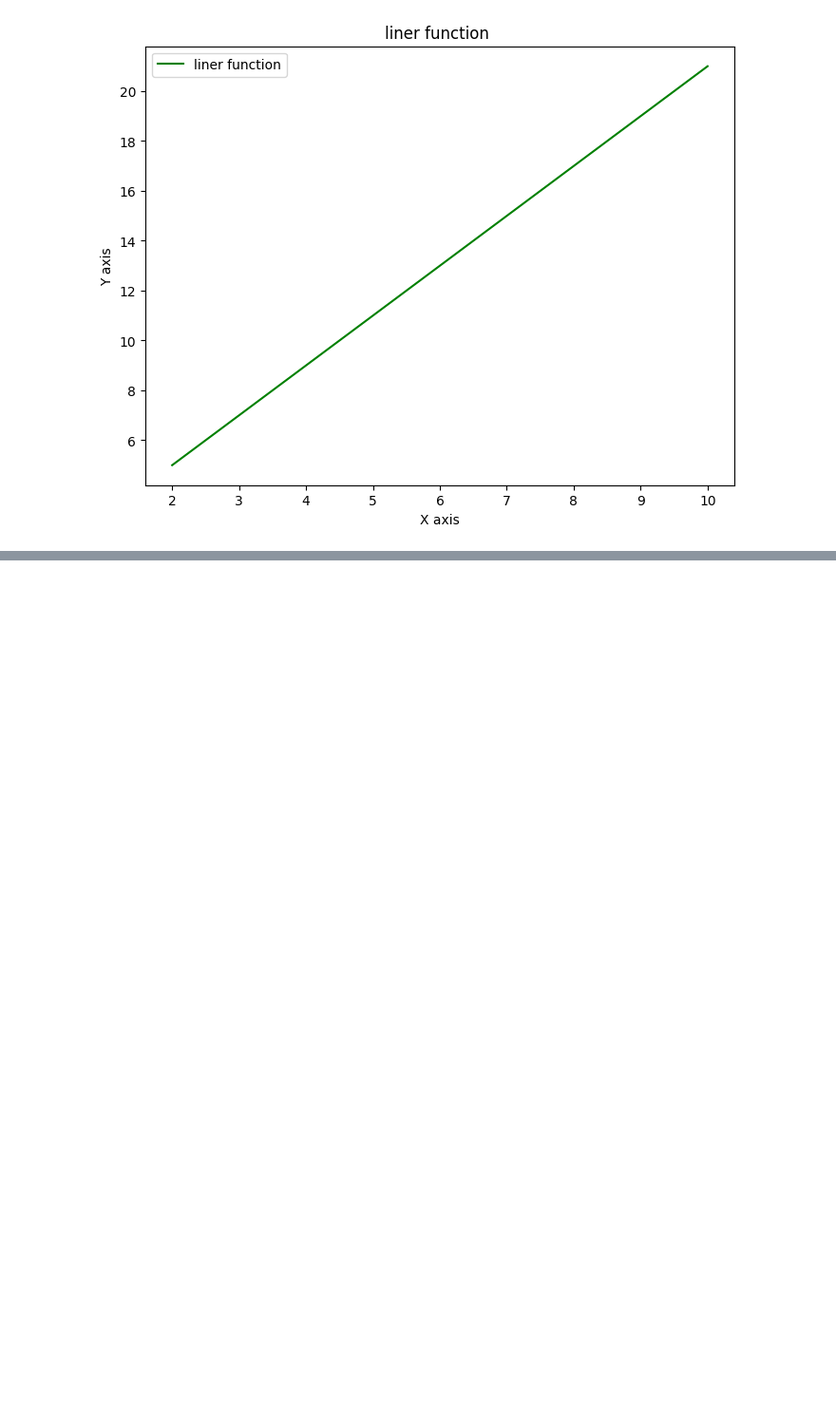
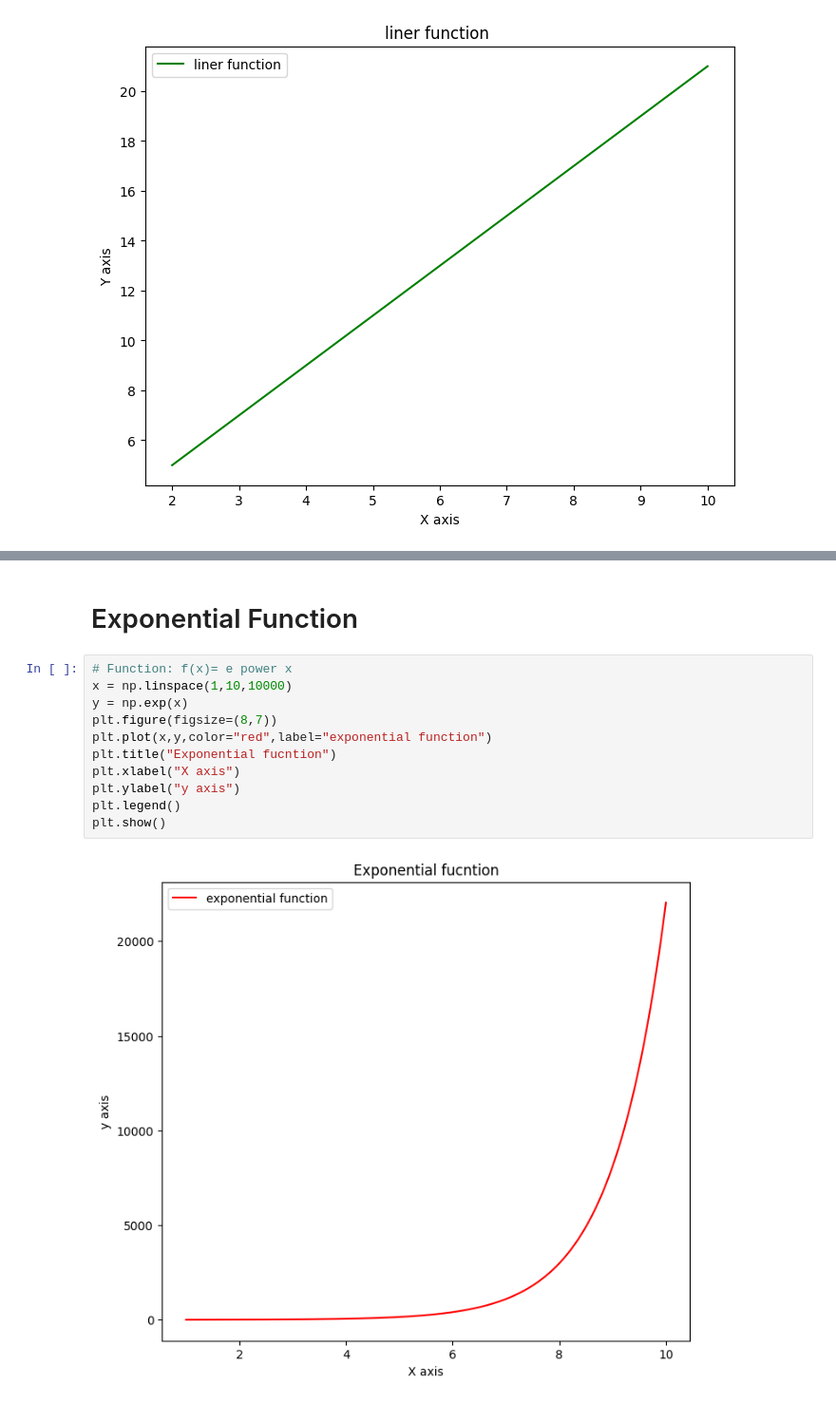
Before and after one commit to Engr-Jawad/statistics_for_data_Science, a Jupyter notebook: Calculas.ipynb, the cells around one changed output, grey strips where cells are left out. Shown at 95% size. Saved outputs shown, nothing was run; the diff lists cells and outputs as text; blank space fills up the shorter version.

```diff
--- a/Calculas.ipynb
+++ b/Calculas.ipynb
@@ -50,0 +66,15 @@ plt.show()
+# %% [markdown]
+# Exponential Function
+# %%
+# Function: f(x)= e power x
+x = np.linspace(1,10,10000)
+y = np.exp(x)
+plt.figure(figsize=(8,7))
+plt.plot(x,y,color="red",label="exponential function")
+plt.title("Exponential fucntion")
+plt.xlabel("X axis")
+plt.ylabel("y axis")
+plt.legend()
+plt.show()
+# %% [output]
+[figure, added]
```
Also changed, not shown: parts of 2 cells of this notebook.
